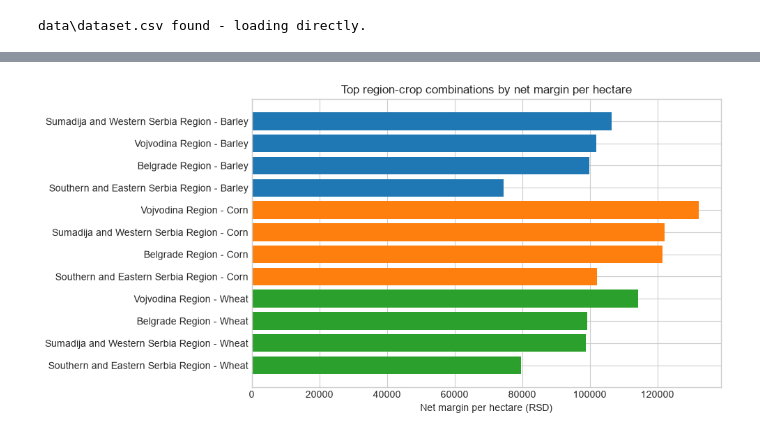
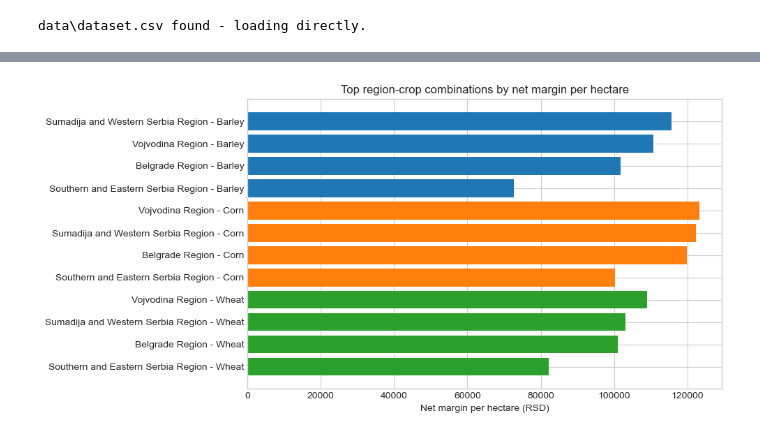
Before and after one commit to aleksandarhorvat/serbia-agriculture-data-analysis, a Jupyter notebook: project.ipynb, the cells around one changed output, grey strips where cells are left out. Drawn from its saved outputs; the diff is of its cells as text; code cells hidden in the pictures.

```diff
--- a/project.ipynb
+++ b/project.ipynb
@@ -49,15 +49,16 @@ from IPython.display import display
 
 plt.style.use("seaborn-v0_8-whitegrid")
 
+# One color per crop, used across all figures.
+CROP_COLORS = {"Barley": "tab:blue", "Corn": "tab:orange", "Wheat": "tab:green"}
+
 analysis_df = df.copy()
 
 analysis_df["Price margin (RSD/kg)"] = analysis_df["Selling price (RSD/kg)"] - analysis_df["Seed price (RSD/kg)"]
 analysis_df["Margin ratio"] = analysis_df["Selling price (RSD/kg)"] / analysis_df["Seed price (RSD/kg)"]
 
-# Seeding rates, used to convert seed price into a cost per hectare figure.
-# Corn: 75,000 seeds/ha (3 sowing units), converted with the same 400 g
-# thousand-kernel-weight assumption as the RSD/kg conversion above. Wheat
-# and barley are sown by weight directly. See README for sources.
+# Seed price -> cost per ha. Corn sown by seed count (~75,000/ha = 30 kg at
+# 400 g/1000 kernels); wheat/barley by weight. See README for sources.
 SEEDING_RATE_KG_HA = {"Corn": 30, "Wheat": 225, "Barley": 190}
 
 analysis_df["Seeding rate (kg/ha)"] = analysis_df["Crop"].map(SEEDING_RATE_KG_HA)
@@ -294,25 +320,59 @@ plt.show()
 # %%
-# Hypothesis 4: region-crop net margin ranking
+# Hypothesis 4: net margin ranking, computed per city then averaged to region.
+# merge_dataset.py averages all (city, date) quotes together, over-weighting
+# frequently-quoted cities; reducing each city to one price first makes every
+# city count equally. SORS yield exists only at region level.
+# merge_dataset.py and paths.py are in scripts/; add it to the path to import them.
+import sys
+if "scripts" not in sys.path:
+    sys.path.insert(0, "scripts")
+from paths import STIPS_SELLING_PRICES_CLEAN, STIPS_SEED_PRICES_CLEAN
+from merge_dataset import load_selling_prices, load_seed_prices
+
+city_selling_price = (
+    load_selling_prices(STIPS_SELLING_PRICES_CLEAN)
+    .groupby(["Year", "Region", "City", "Crop"])["price_rsd"]
+    .mean()
+    .rename("Selling price (RSD/kg)")
+    .reset_index()
+)
+
+city_seed_price = (
+    load_seed_prices(STIPS_SEED_PRICES_CLEAN)
+    .groupby(["Year", "Region", "City", "Crop"])["seed_price_rsd_per_kg"]
+    .mean()
+    .rename("Seed price (RSD/kg)")
+    .reset_index()
+)
+
+# Regional yield from analysis_df (SORS has no city breakdown; reused, not re-read).
+regional_yield = analysis_df[["Year", "Region", "Crop", "Yield (t/ha)"]].drop_duplicates()
+
+city_margin = (
+    city_selling_price.merge(city_seed_price, on=["Year", "Region", "City", "Crop"], how="inner")
+    .merge(regional_yield, on=["Year", "Region", "Crop"], how="inner")
+)
+city_margin["Seeding rate (kg/ha)"] = city_margin["Crop"].map(SEEDING_RATE_KG_HA)
+city_margin["Seed cost per ha (RSD/ha)"] = city_margin["Seed price (RSD/kg)"] * city_margin["Seeding rate (kg/ha)"]
+city_margin["Gross revenue per ha (RSD/ha)"] = city_margin["Selling price (RSD/kg)"] * city_margin["Yield (t/ha)"] * 1000
+city_margin["Net margin per ha (RSD/ha)"] = city_margin["Gross revenue per ha (RSD/ha)"] - city_margin["Seed cost per ha (RSD/ha)"]
+
+display(city_margin.head())
+
+# Average per-city margin to region (equal weight per city)
 region_crop_summary = (
-    analysis_df.dropna(subset=["Selling price (RSD/kg)", "Yield (t/ha)", "Seed price (RSD/kg)"])
-    .groupby(["Crop", "Region"])
+    city_margin.groupby(["Crop", "Region"])
     .agg(**{
-        "Mean selling price (RSD/kg)": ("Selling price (RSD/kg)", "mean"),
-        "Mean yield (t/ha)": ("Yield (t/ha)", "mean"),
+        "Mean gross revenue per ha (RSD/ha)": ("Gross revenue per ha (RSD/ha)", "mean"),
         "Mean seed cost per ha (RSD/ha)": ("Seed cost per ha (RSD/ha)", "mean"),
-        "Observations": ("Year", "count"),
+        "Mean net margin per ha (RSD/ha)": ("Net margin per ha (RSD/ha)", "mean"),
+        "Cities": ("City", "nunique"),
     })
     .reset_index()
 )
-region_crop_summary["Gross revenue per ha (RSD/ha)"] = (
-    region_crop_summary["Mean selling price (RSD/kg)"] * region_crop_summary["Mean yield (t/ha)"] * 1000
-)
-region_crop_summary["Net margin per ha (RSD/ha)"] = (
-    region_crop_summary["Gross revenue per ha (RSD/ha)"] - region_crop_summary["Mean seed cost per ha (RSD/ha)"]
-)
 
 best_region_by_crop = (
-    region_crop_summary.sort_values("Net margin per ha (RSD/ha)", ascending=False)
+    region_crop_summary.sort_values("Mean net margin per ha (RSD/ha)", ascending=False)
     .groupby("Crop", as_index=False)
     .head(1)
     .reset_index(drop=True)
@@ -320,9 +380,9 @@ best_region_by_crop = (
 display(best_region_by_crop.sort_values("Crop"))
 
 fig, ax = plt.subplots(figsize=(10, 5))
-plot_data = region_crop_summary.sort_values(["Crop", "Net margin per ha (RSD/ha)"], ascending=[True, False]).head(12)
+plot_data = region_crop_summary.sort_values(["Crop", "Mean net margin per ha (RSD/ha)"], ascending=[True, False]).head(12)
 for crop, subset in plot_data.groupby("Crop"):
-    ax.barh(subset["Region"] + " - " + crop, subset["Net margin per ha (RSD/ha)"], label=crop)
+    ax.barh(subset["Region"] + " - " + crop, subset["Mean net margin per ha (RSD/ha)"], label=crop)
 ax.set_title("Top region-crop combinations by net margin per hectare")
 ax.set_xlabel("Net margin per hectare (RSD)")
 ax.invert_yaxis()
@@ -336,4 +402,4 @@ plt.show()
-[figure, old version]
+[figure, new version]
 # %% [markdown]
 ## Interpretation of the Four Hypotheses
 
```
Also changed, not shown: parts of 5 cells of this notebook, 2 other files.
